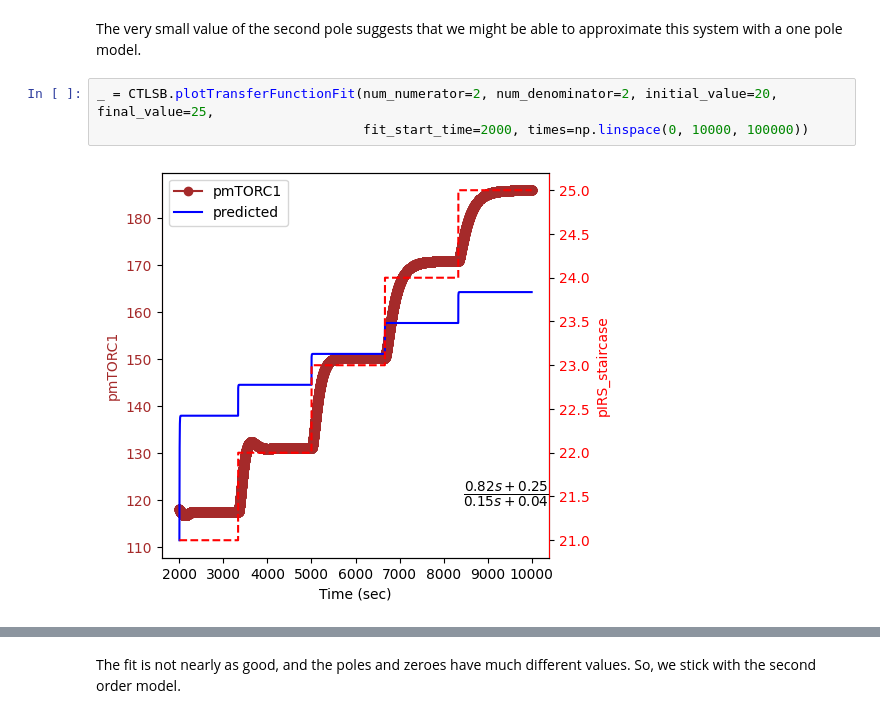
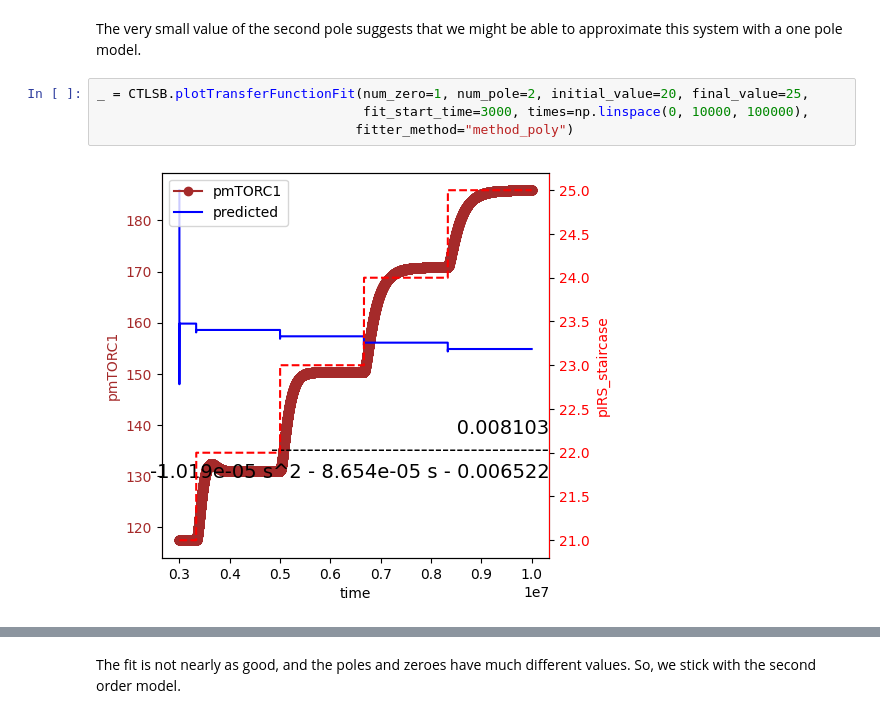
Before and after one commit to ModelEngineering/controlSBML, a Jupyter notebook: examples/Analysis-of-mTOR.ipynb, the cells around one changed output, grey strips where cells are left out. Cells and saved outputs as stored; diff of their text form.

Commit message:
Bug fixes. PolyFitter, GPZFitter.

```diff
--- a/examples/Analysis-of-mTOR.ipynb
+++ b/examples/Analysis-of-mTOR.ipynb
@@ -103,10 +106,11 @@ TRANSFER_FUNCTION.poles(), TRANSFER_FUNCTION.zeros()
 # %% [markdown]
 The very small value of the second pole suggests that we might be able to approximate this system with a one pole model.
 # %%
-_ = CTLSB.plotTransferFunctionFit(num_numerator=2, num_denominator=2, initial_value=20, final_value=25,
-                                  fit_start_time=2000, times=np.linspace(0, 10000, 100000))
+_ = CTLSB.plotTransferFunctionFit(num_zero=1, num_pole=2, initial_value=20, final_value=25,
+                                  fit_start_time=3000, times=np.linspace(0, 10000, 100000),
+                                 fitter_method="method_poly")
 # %% [output]
-[figure, old version]
+[figure, new version]
 # %%
 CTLSB.getOpenLoopTransferFunction()
 # %% [output]
```
Also changed, not shown: parts of 27 cells of this notebook, 25 other files.
